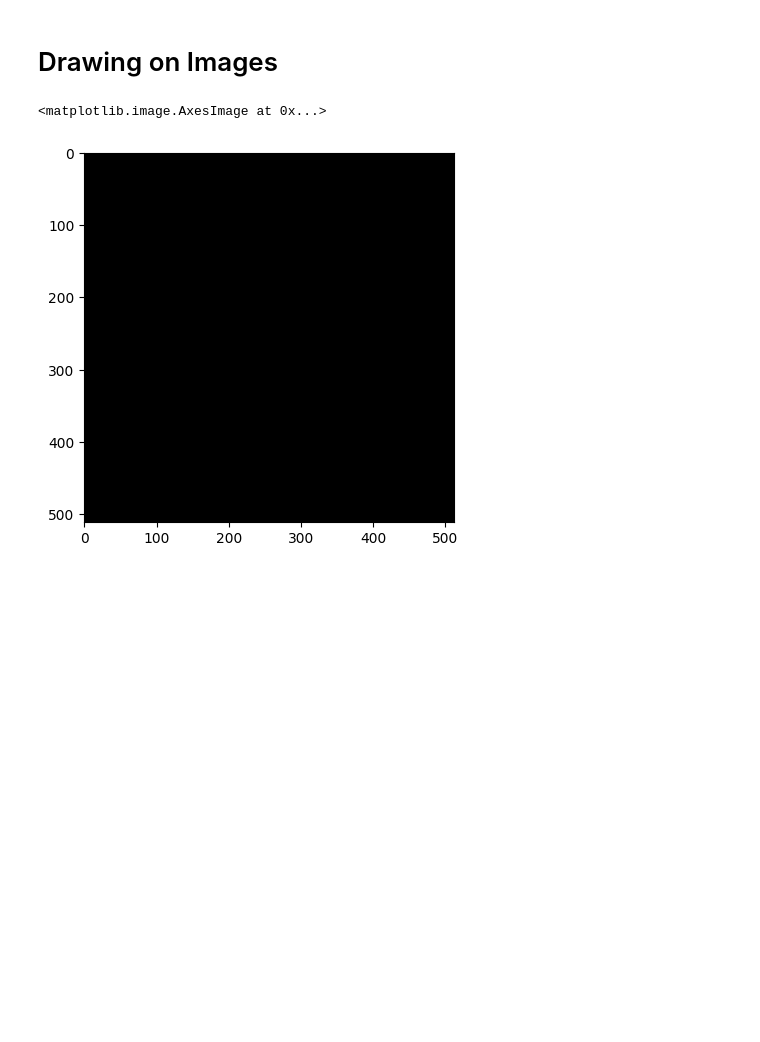
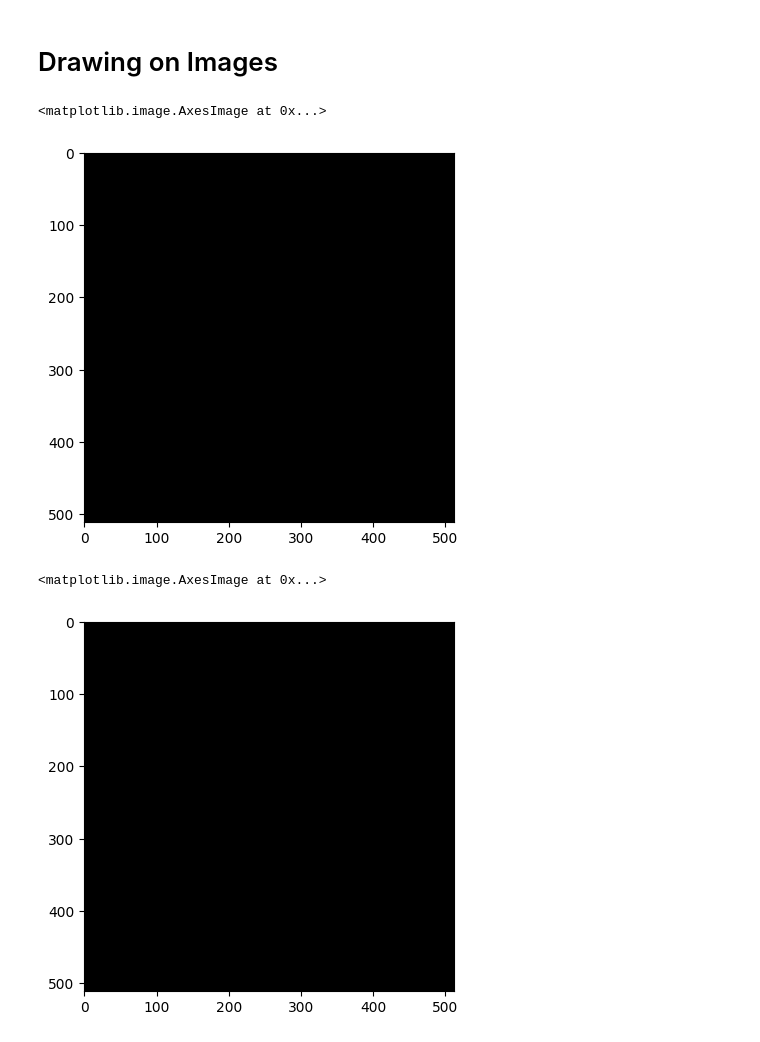
Before and after one commit to ezekielamitchell/ComputerVision, a Jupyter notebook: Lab/opencv/python/image_basics_opencv/image_drawing.ipynb, the cells around one changed output. Drawn from its saved outputs; the diff is of its cells as text; code cells hidden in the pictures; blank space fills up the shorter version.

```diff
--- a/Lab/opencv/python/image_basics_opencv/image_drawing.ipynb
+++ b/Lab/opencv/python/image_basics_opencv/image_drawing.ipynb
@@ -6,6 +6,10 @@ import numpy as np
 import matplotlib.pyplot as plt
 # %%
 blank_image = np.zeros(shape=(512,512,3), dtype=np.int16)
+plt.imshow(blank_image)
+# %% [output]
+<matplotlib.image.AxesImage at 0x...>
+[figure, added]
 # %%
 plt.imshow(blank_image)
 # %% [output]
```
Also changed, not shown: parts of 2 cells of this notebook.
